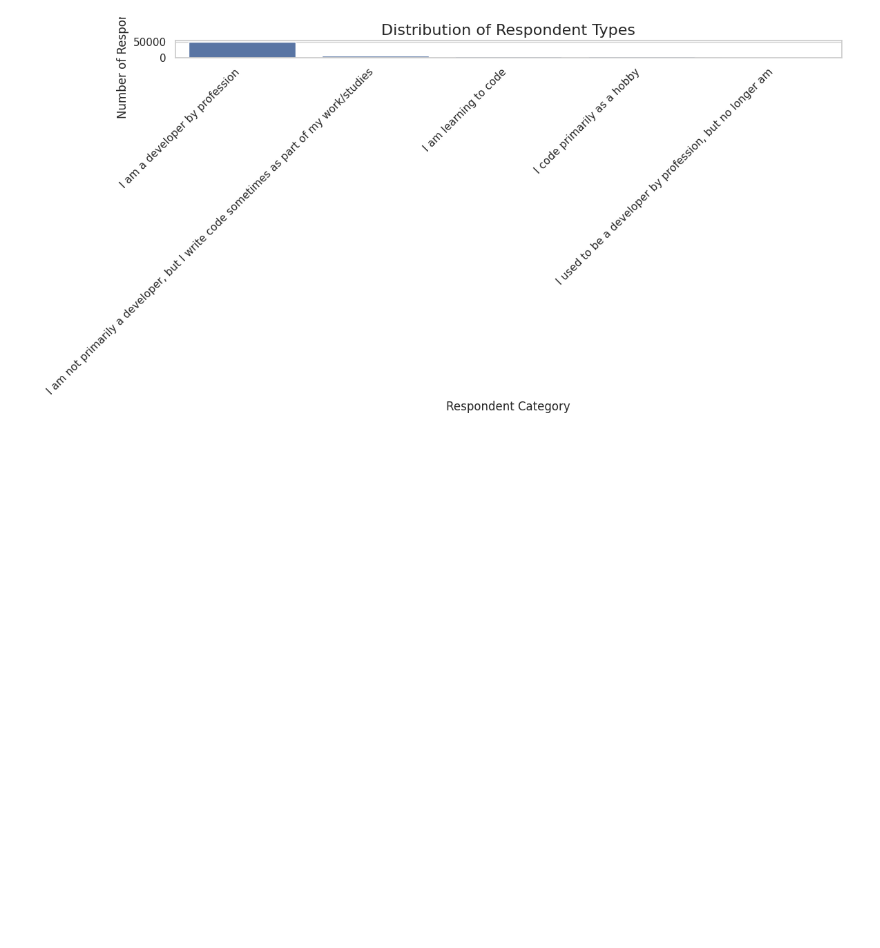
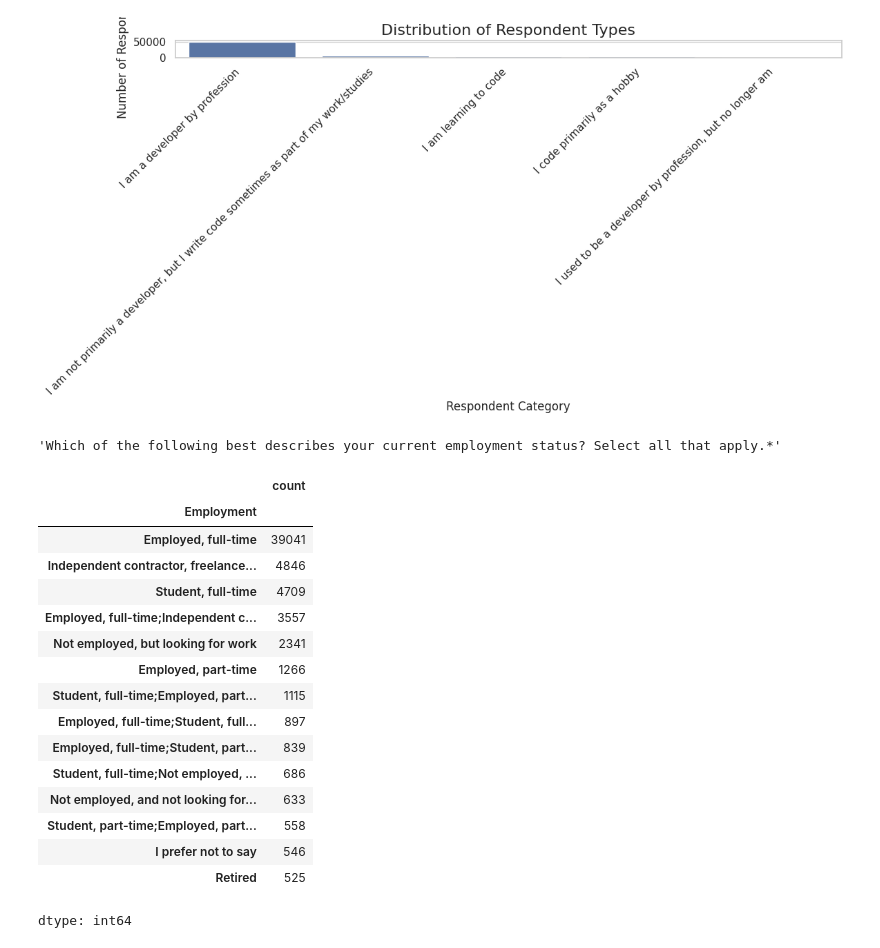
Before and after one commit to gorky93/stackoverflow_analysis, a Jupyter notebook: stackoverflow24.ipynb, the cells around one changed output. Cells and saved outputs as stored; diff of their text form; code cells hidden in the pictures; blank space fills up the shorter version.

```diff
--- a/stackoverflow24.ipynb
+++ b/stackoverflow24.ipynb
@@ -215,3 +218,27 @@ plt.xticks(rotation=45, ha='right')
 plt.tight_layout()
 # %% [output]
 [figure]
+# %%
+schema_series.Employment
+# %% [output]
+'Which of the following best describes your current employment status? Select all that apply.*'
+# %%
+survey_results['Employment'].value_counts()
+# %% [output]
+|  | count |
+| Employment |  |
+| Employed, full-time | 39041 |
+| Independent contractor, freelance... | 4846 |
+| Student, full-time | 4709 |
+| Employed, full-time;Independent c... | 3557 |
+| Not employed, but looking for work | 2341 |
+| Employed, part-time | 1266 |
+| Student, full-time;Employed, part... | 1115 |
+| Employed, full-time;Student, full... | 897 |
+| Employed, full-time;Student, part... | 839 |
+| Student, full-time;Not employed, ... | 686 |
+| Not employed, and not looking for... | 633 |
+| Student, part-time;Employed, part... | 558 |
+| I prefer not to say | 546 |
+| Retired | 525 |
+dtype: int64
```
Also changed, not shown: parts of 8 cells of this notebook.
